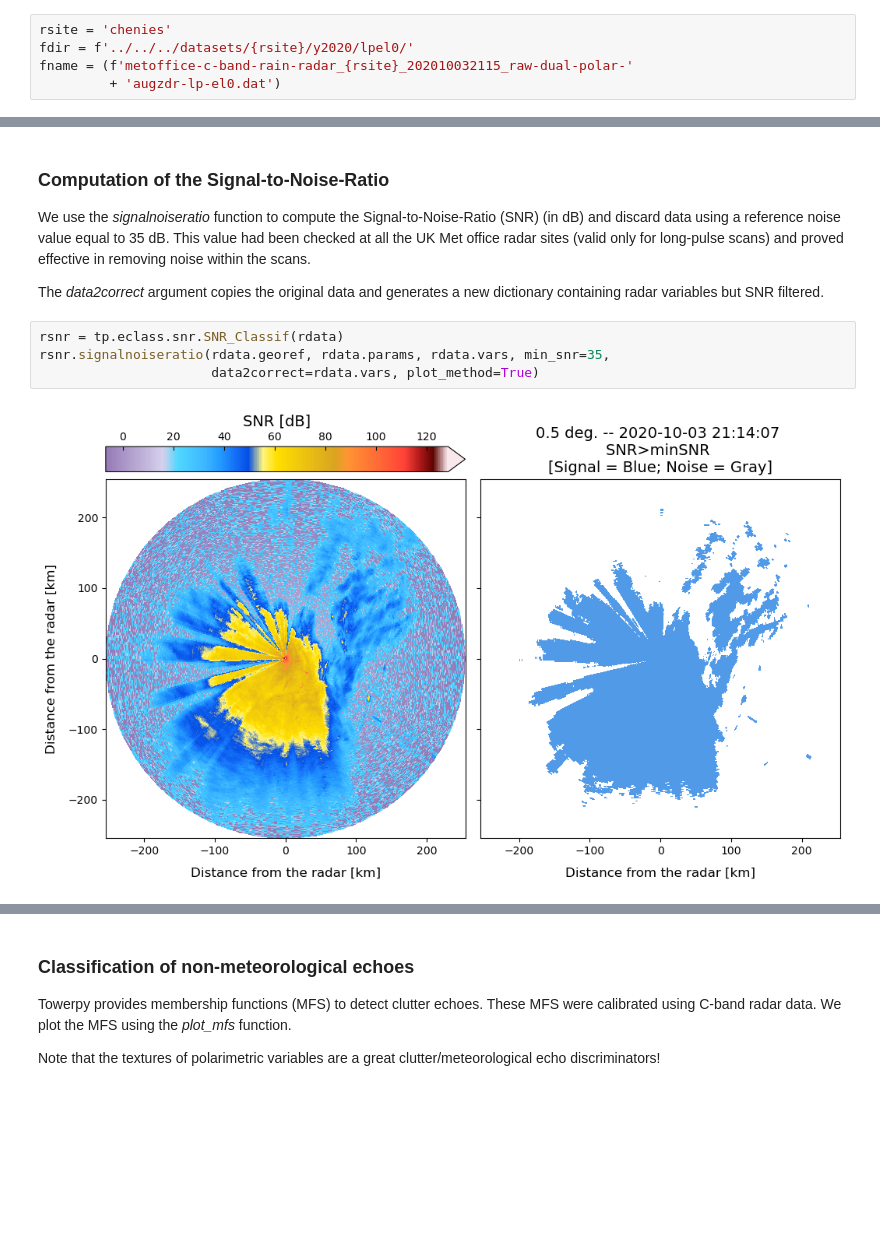
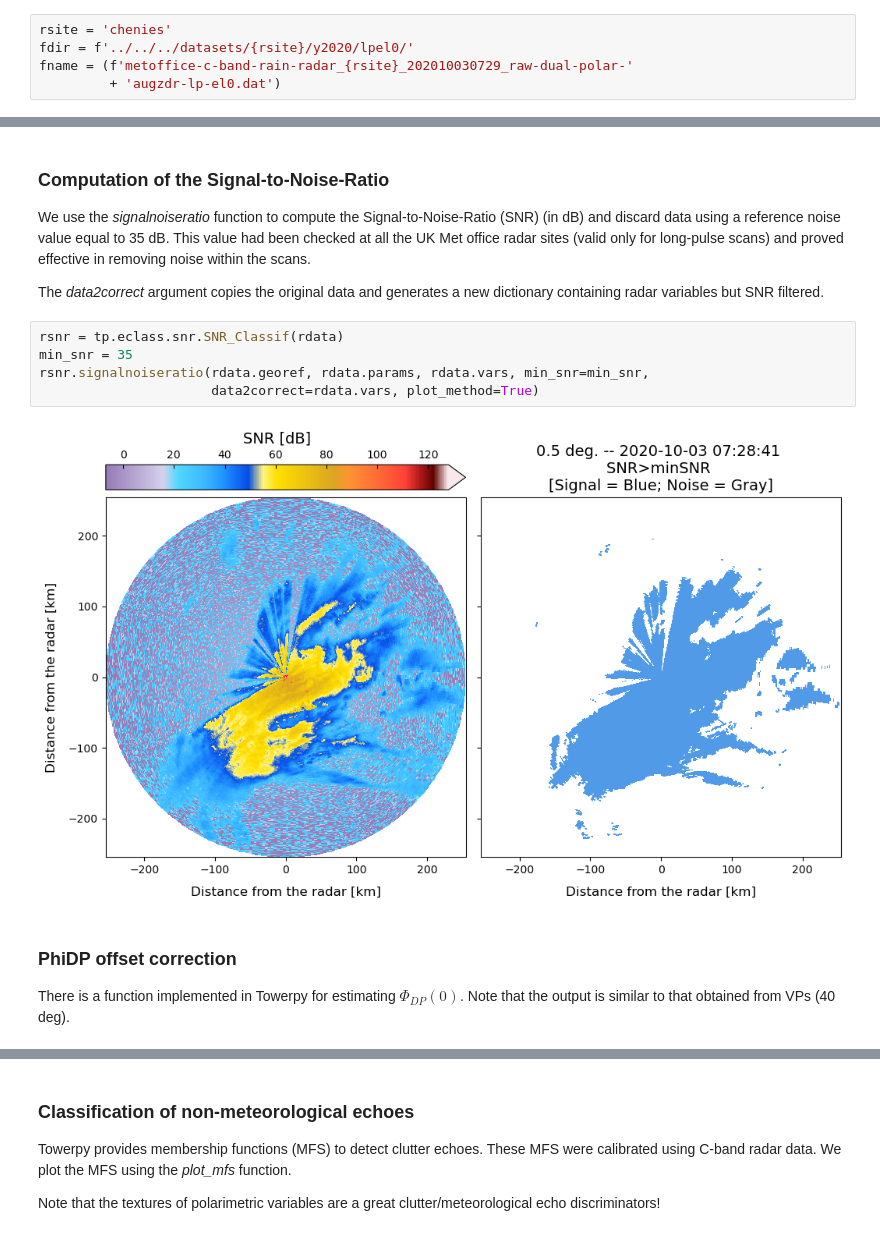
Before and after one commit to uobwatergroup/towerpy, a Jupyter notebook: docs/jupyter_execute/notebooks/radchain_ukmoC.ipynb, the cells around one changed output, grey strips where cells are left out. Cells and saved outputs as stored; diff of their text form; blank space fills up the shorter version.

Commit message:
towerpy 1.0.6

```diff
--- a/docs/jupyter_execute/notebooks/radchain_ukmoC.ipynb
+++ b/docs/jupyter_execute/notebooks/radchain_ukmoC.ipynb
@@ -33,7 +33,7 @@ For this example, we'll use data collected at the Chenies radar site; *augzdr* s
 # %%
 rsite = 'chenies'
 fdir = f'../../../datasets/{rsite}/y2020/lpel0/'
-fname = (f'metoffice-c-band-rain-radar_{rsite}_202010032115_raw-dual-polar-'
+fname = (f'metoffice-c-band-rain-radar_{rsite}_202010030729_raw-dual-polar-'
          + 'augzdr-lp-el0.dat')
 # %% [markdown]
 ### Use of Towerpy to read in the raw radar variables.
@@ -61,7 +61,12 @@ This value had been checked at all the UK Met office radar sites (valid only for
 The *data2correct* argument copies the original data and generates a new dictionary containing radar variables but SNR filtered.
 # %%
 rsnr = tp.eclass.snr.SNR_Classif(rdata)
-rsnr.signalnoiseratio(rdata.georef, rdata.params, rdata.vars, min_snr=35,
+min_snr = 35
+rsnr.signalnoiseratio(rdata.georef, rdata.params, rdata.vars, min_snr=min_snr,
                       data2correct=rdata.vars, plot_method=True)
 # %% [output]
-[figure, old version]
+[figure, new version]
+# %% [markdown]
+### PhiDP offset correction
+
+There is a function implemented in Towerpy for estimating $\Phi_{DP}(0)$. Note that the output is similar to that obtained from VPs (40 deg).
```
Also changed, not shown: parts of 22 cells of this notebook, 40 other files.
